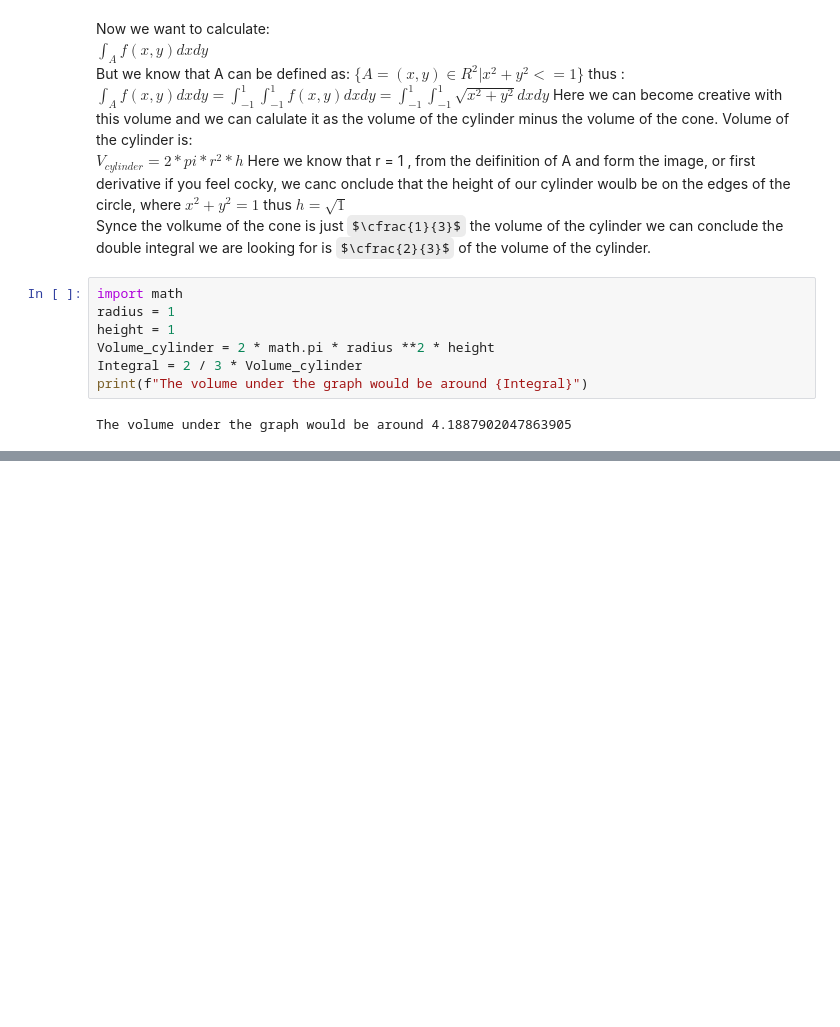
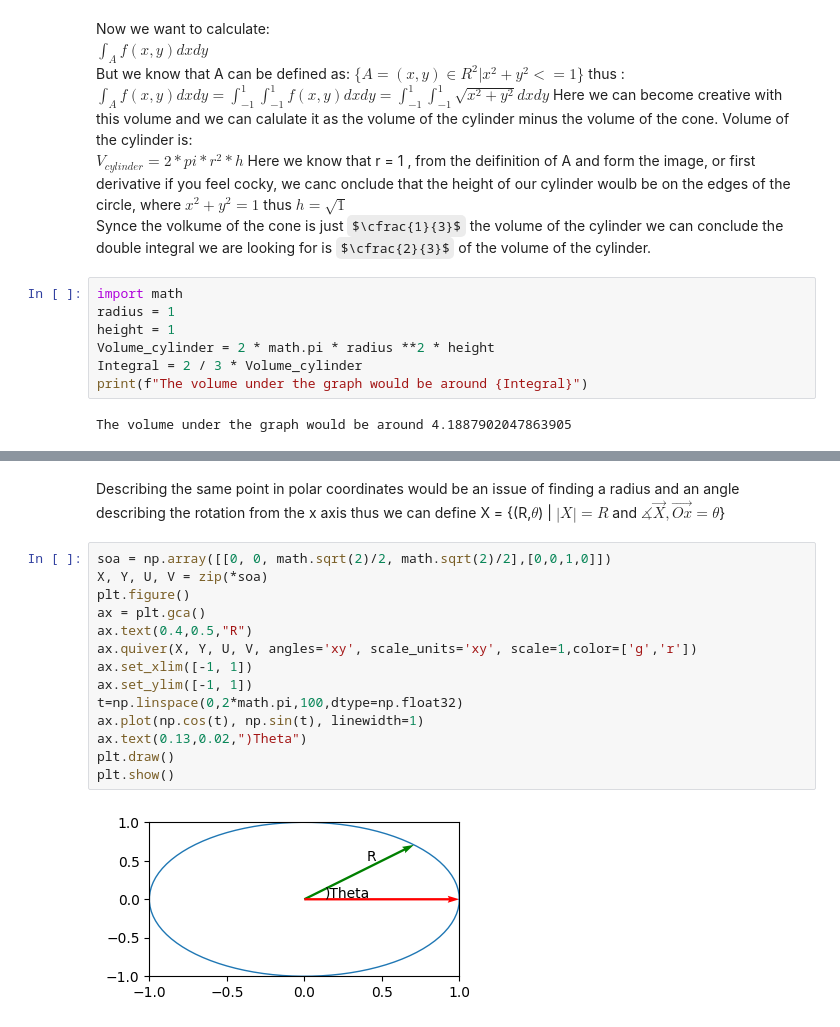
Before and after one commit to Borkanie/NeuralNetwork, a Jupyter notebook: doubleIntegrals.ipynb, the cells around one changed output, grey strips where cells are left out. Drawn from its saved outputs; the diff is of its cells as text; some formulas as TeX source; blank space fills up the shorter version.

Commit message:
Finished double integral explanation and also dives a little into polar reference systems

```diff
--- a/doubleIntegrals.ipynb
+++ b/doubleIntegrals.ipynb
@@ -192,0 +216,18 @@ The volume under the graph would be around 4.1887902047863905
+# %% [markdown]
+Describing the same point in polar coordinates would be an issue of finding a radius and an angle describing the rotation from the x axis thus we can define X = {(R,$\theta$) | $|X| = R$ and $\measuredangle{\vec{X},\vec{Ox}}=\theta$}
+# %%
+soa = np.array([[0, 0, math.sqrt(2)/2, math.sqrt(2)/2],[0,0,1,0]])
+X, Y, U, V = zip(*soa)
+plt.figure()
+ax = plt.gca()
+ax.text(0.4,0.5,"R")
+ax.quiver(X, Y, U, V, angles='xy', scale_units='xy', scale=1,color=['g','r'])
+ax.set_xlim([-1, 1])
+ax.set_ylim([-1, 1])
+t=np.linspace(0,2*math.pi,100,dtype=np.float32)
+ax.plot(np.cos(t), np.sin(t), linewidth=1)
+ax.text(0.13,0.02,")Theta")
+plt.draw()
+plt.show()
+# %% [output]
+[figure, added]
```
Also changed, not shown: parts of 2 cells of this notebook.
